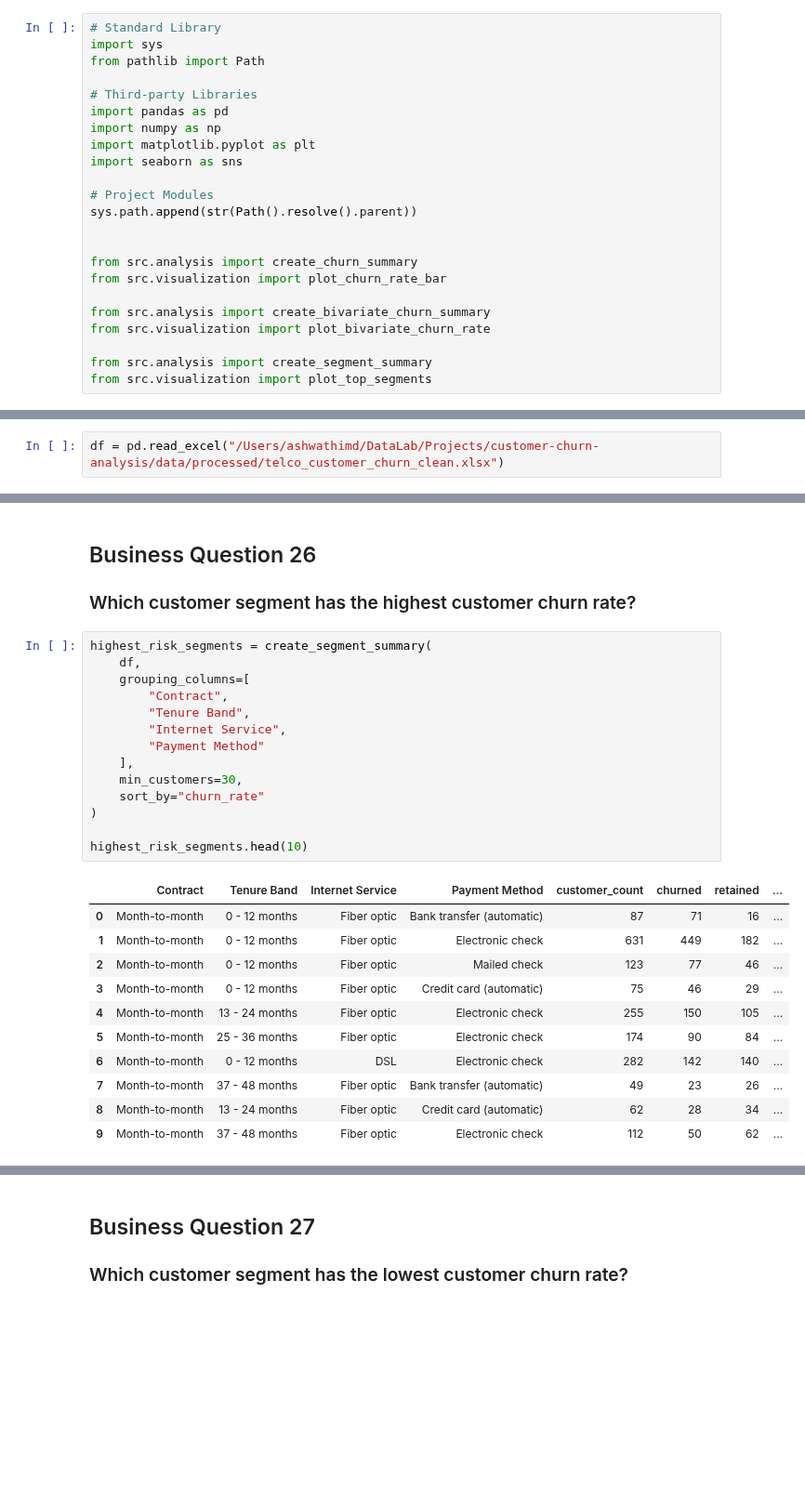
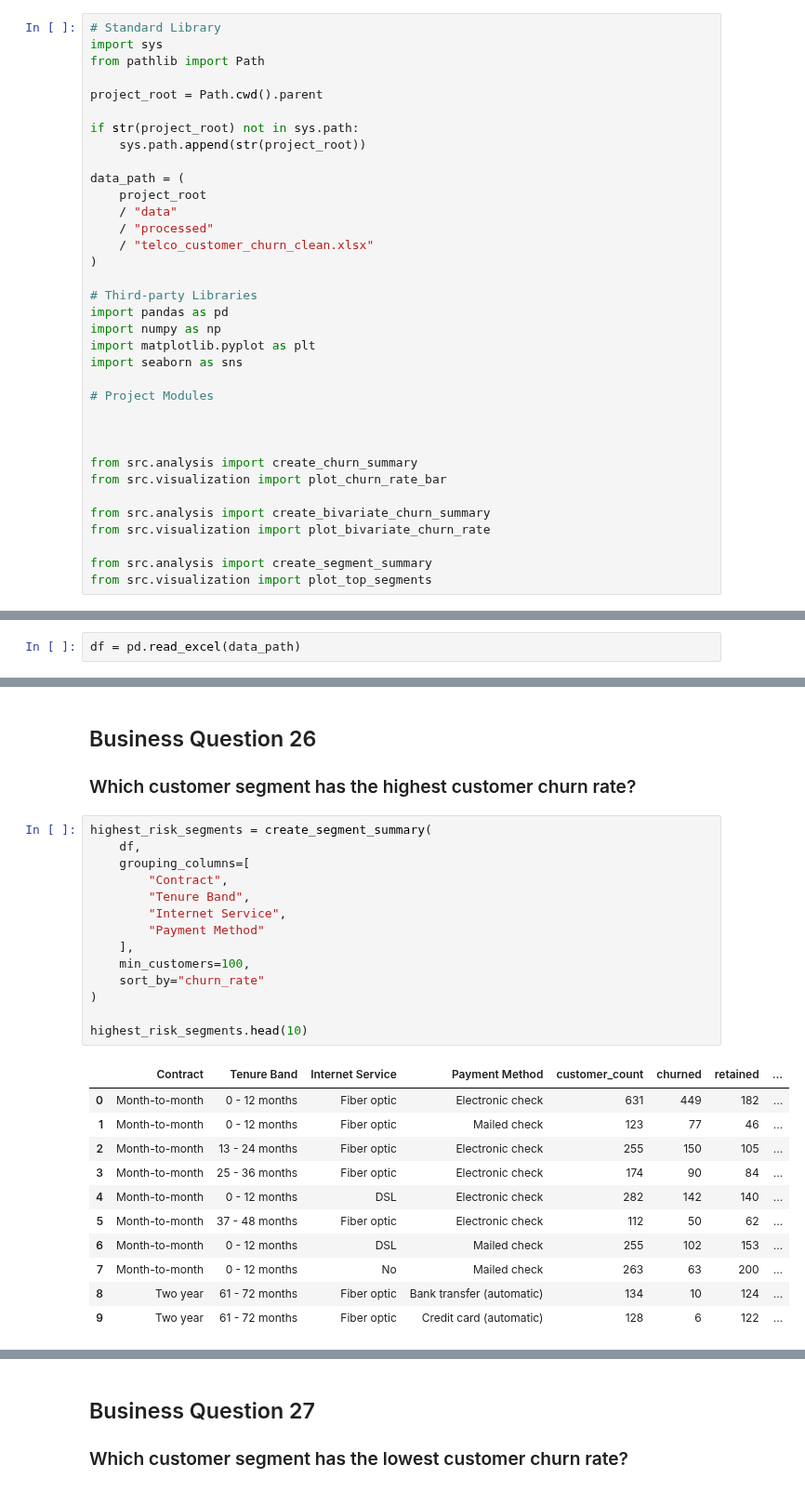
Before and after one commit to ashwathimd/customer-churn-analysis, a Jupyter notebook: notebooks/03_eda.ipynb, the cells around one changed output, grey strips where cells are left out. Shown at 93% size. Drawn from its saved outputs; the diff is of its cells as text; blank space fills up the shorter version.

```diff
--- a/notebooks/03_eda.ipynb
+++ b/notebooks/03_eda.ipynb
@@ -14,6 +14,18 @@ The insights generated from this analysis will guide feature selection for predi
 # Standard Library
 import sys
 from pathlib import Path
+
+project_root = Path.cwd().parent
+
+if str(project_root) not in sys.path:
+    sys.path.append(str(project_root))
+
+data_path = (
+    project_root
+    / "data"
+    / "processed"
+    / "telco_customer_churn_clean.xlsx"
+)
 
 # Third-party Libraries
 import pandas as pd
@@ -22,7 +34,7 @@ import matplotlib.pyplot as plt
 import seaborn as sns
 
 # Project Modules
-sys.path.append(str(Path().resolve().parent))
+
 
 
 from src.analysis import create_churn_summary
@@ -41,7 +53,7 @@ plt.rcParams["figure.figsize"] = (6, 4)
 plt.rcParams["axes.titlesize"] = 14
 plt.rcParams["axes.labelsize"] = 12
 # %%
-df = pd.read_excel("/Users/ashwathimd/DataLab/Projects/customer-churn-analysis/data/processed/telco_customer_churn_clean.xlsx")
+df = pd.read_excel(data_path)
 # %%
 df.shape
 # %% [output]
@@ -1083,27 +1095,27 @@ To identify high-risk and low-risk customer segments by combining multiple custo
 # %%
 highest_risk_segments = create_segment_summary(
     df,
     grouping_columns=[
         "Contract",
         "Tenure Band",
         "Internet Service",
         "Payment Method"
     ],
-    min_customers=30,
+    min_customers=100,
     sort_by="churn_rate"
 )
 
 highest_risk_segments.head(10)
 # %% [output]
 |  | Contract | Tenure Band | Internet Service | Payment Method | customer_count | churned | retained | ... |
-| 0 | Month-to-month | 0 - 12 months | Fiber optic | Bank transfer (automatic) | 87 | 71 | 16 | ... |
-| 1 | Month-to-month | 0 - 12 months | Fiber optic | Electronic check | 631 | 449 | 182 | ... |
-| 2 | Month-to-month | 0 - 12 months | Fiber optic | Mailed check | 123 | 77 | 46 | ... |
-| 3 | Month-to-month | 0 - 12 months | Fiber optic | Credit card (automatic) | 75 | 46 | 29 | ... |
-| 4 | Month-to-month | 13 - 24 months | Fiber optic | Electronic check | 255 | 150 | 105 | ... |
-| 5 | Month-to-month | 25 - 36 months | Fiber optic | Electronic check | 174 | 90 | 84 | ... |
-| 6 | Month-to-month | 0 - 12 months | DSL | Electronic check | 282 | 142 | 140 | ... |
-| 7 | Month-to-month | 37 - 48 months | Fiber optic | Bank transfer (automatic) | 49 | 23 | 26 | ... |
-| 8 | Month-to-month | 13 - 24 months | Fiber optic | Credit card (automatic) | 62 | 28 | 34 | ... |
-| 9 | Month-to-month | 37 - 48 months | Fiber optic | Electronic check | 112 | 50 | 62 | ... |
+| 0 | Month-to-month | 0 - 12 months | Fiber optic | Electronic check | 631 | 449 | 182 | ... |
+| 1 | Month-to-month | 0 - 12 months | Fiber optic | Mailed check | 123 | 77 | 46 | ... |
+| 2 | Month-to-month | 13 - 24 months | Fiber optic | Electronic check | 255 | 150 | 105 | ... |
+| 3 | Month-to-month | 25 - 36 months | Fiber optic | Electronic check | 174 | 90 | 84 | ... |
+| 4 | Month-to-month | 0 - 12 months | DSL | Electronic check | 282 | 142 | 140 | ... |
+| 5 | Month-to-month | 37 - 48 months | Fiber optic | Electronic check | 112 | 50 | 62 | ... |
+| 6 | Month-to-month | 0 - 12 months | DSL | Mailed check | 255 | 102 | 153 | ... |
+| 7 | Month-to-month | 0 - 12 months | No | Mailed check | 263 | 63 | 200 | ... |
+| 8 | Two year | 61 - 72 months | Fiber optic | Bank transfer (automatic) | 134 | 10 | 124 | ... |
+| 9 | Two year | 61 - 72 months | Fiber optic | Credit card (automatic) | 128 | 6 | 122 | ... |
 # %% [markdown]
```
Also changed, not shown: parts of 8 cells of this notebook, 1 other file.
